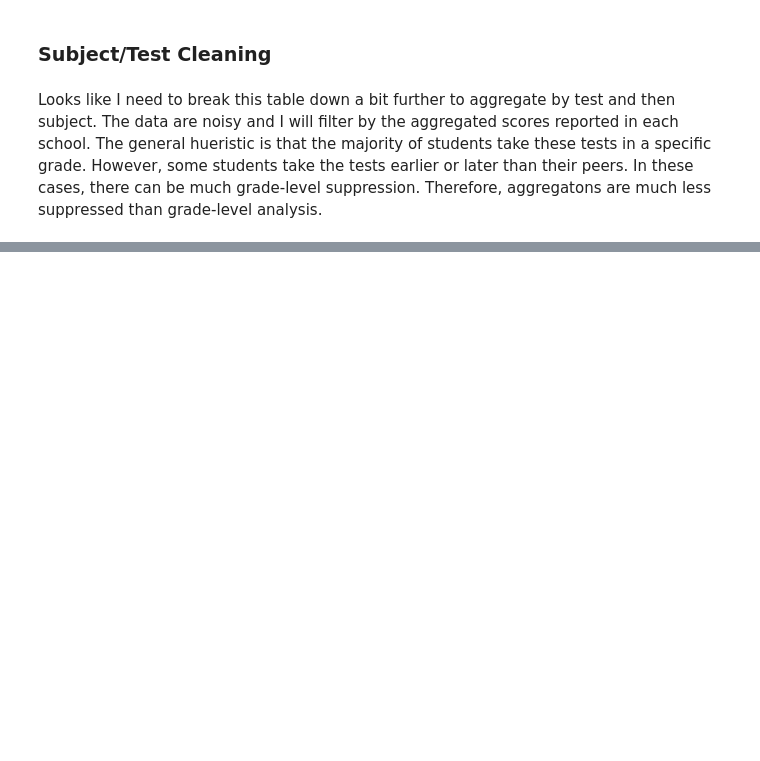
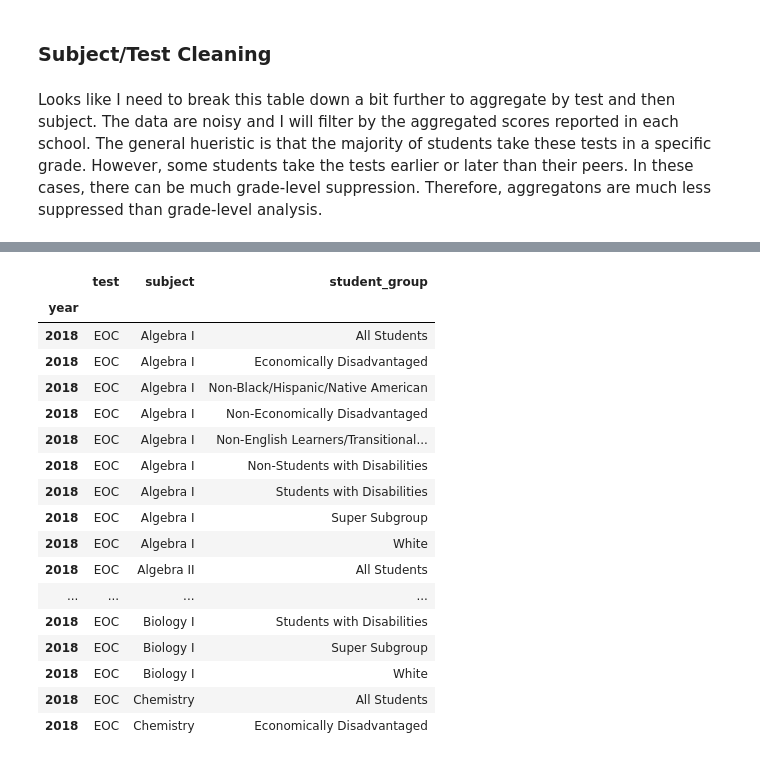
Before and after one commit to Claytor/Capstone_TN_COVID_School_Achievement_Impact, a Jupyter notebook: notebooks/school_assessments_join.ipynb, the cells around one changed output, grey strips where cells are left out. Saved outputs shown, nothing was run; the diff lists cells and outputs as text; code cells hidden in the pictures; blank space fills up the shorter version.

```diff
--- a/notebooks/school_assessments_join.ipynb
+++ b/notebooks/school_assessments_join.ipynb
@@ -262,0 +255,2 @@ memory usage: 46.6+ MB
+# %%
+assessments_unclean = assessments_unclean.set_index('year')
@@ -263 +265,24 @@ memory usage: 46.6+ MB
+# %%
+# Look at the subjects for each test.
+test_subjects = assessments_unclean[['test', 'subject', 'student_group']]
+test_subjects.head(n=30)
+# %% [output]
+|  | test | subject | student_group |
+| year |  |  |  |
+| 2018 | EOC | Algebra I | All Students |
+| 2018 | EOC | Algebra I | Economically Disadvantaged |
+| 2018 | EOC | Algebra I | Non-Black/Hispanic/Native American |
+| 2018 | EOC | Algebra I | Non-Economically Disadvantaged |
+| 2018 | EOC | Algebra I | Non-English Learners/Transitional... |
+| 2018 | EOC | Algebra I | Non-Students with Disabilities |
+| 2018 | EOC | Algebra I | Students with Disabilities |
+| 2018 | EOC | Algebra I | Super Subgroup |
+| 2018 | EOC | Algebra I | White |
+| 2018 | EOC | Algebra II | All Students |
+| ... | ... | ... | ... |
+| 2018 | EOC | Biology I | Students with Disabilities |
+| 2018 | EOC | Biology I | Super Subgroup |
+| 2018 | EOC | Biology I | White |
+| 2018 | EOC | Chemistry | All Students |
+| 2018 | EOC | Chemistry | Economically Disadvantaged |
 # %%
```
Also changed, not shown: parts of 10 cells of this notebook, 1 other file.
